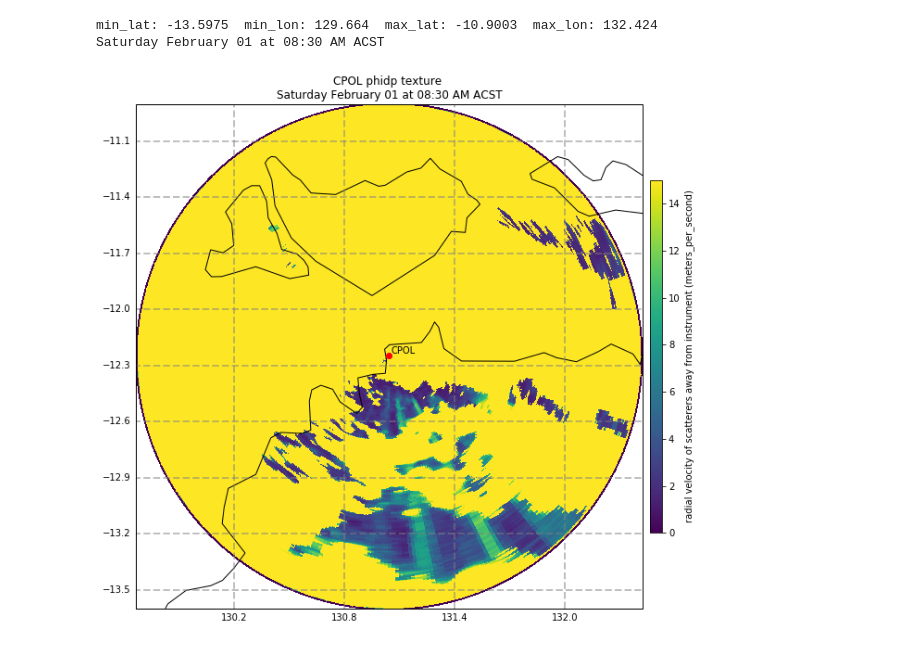
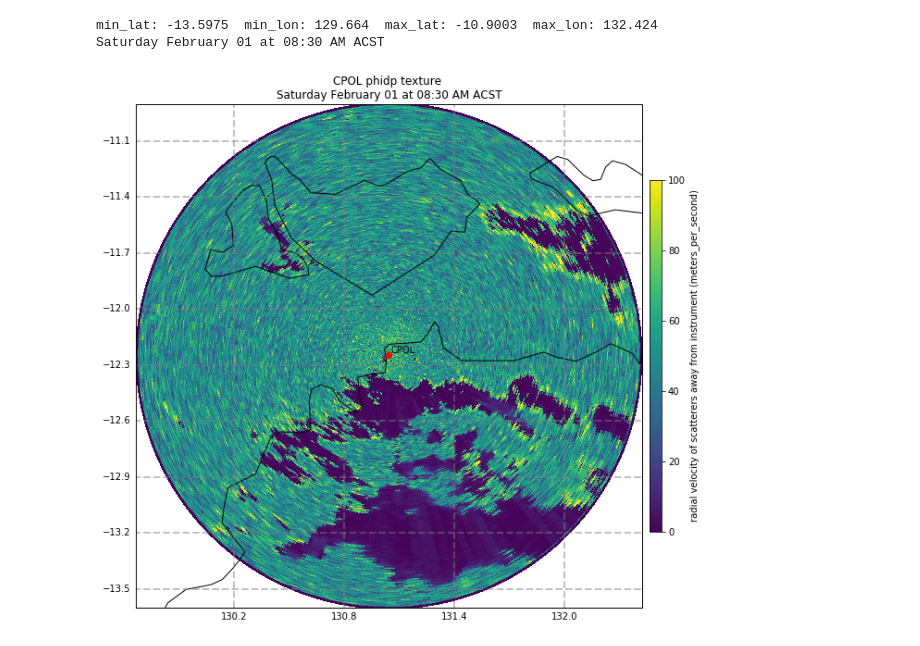
Before and after one commit to scollis/bom_visit_2017, a Jupyter notebook: notebooks/LP Breakout.ipynb, the cells around one changed output. Saved outputs shown, nothing was run; the diff lists cells and outputs as text; code cells hidden in the pictures.

```diff
--- a/notebooks/LP Breakout.ipynb
+++ b/notebooks/LP Breakout.ipynb
@@ -879,3 +917,8 @@ radar = pyart.io.read(test_file)
+# %%
+#field = pyart.config.get_metadata('polarimetric_phase')
+field = copy.deepcopy(radar.fields['PHIDP'])
+field['data'] = field['data']*2.0
+radar.add_field('PHIDP2', field, replace_existing=True)
 # %%
 #Dodheville locally!
 kdp_top = 5000.
@@ -889,8 +932,7 @@ phidp,kdp = phase_proc_lp(radar,0.0,
                                       rhv_field='RHOHV',
                                       phidp_field='PHIDP',
                                       fzl = kdp_top,
-                                      debug=True, min_rhv=.98,
-                         ncpts = 10)
-radar.fields['cylp_processed_phase_98'] = phidp
+                                      debug=True, min_rhv=.95)
+radar.fields['cylp_processed_phase_95'] = phidp
 radar.fields['specific_differential_phase'] = kdp
 # %% [output]
@@ -904,7 +947,14 @@ Saturday February 01 at 08:30 AM ACST
+# %%
+nyq = radar.instrument_parameters['nyquist_velocity']['data'][0]
 # %%
-
-std_dev = pyart.util.angular_texture_2d(radar.fields['PHIDP']['data'],
-                                        4, 180)
-filtered_data = scipy.ndimage.filters.median_filter(std_dev, size=(4, 4))
+std_dev = pyart.util.angular_texture_2d(radar.fields['VEL']['data'], 2, nyq)
+filtered_data = scipy.ndimage.filters.median_filter(std_dev, size=(2, 2))
 texture_field = pyart.config.get_metadata('velocity')
 texture_field['data'] = filtered_data
+radar.add_field('velocity_texture', texture_field, replace_existing=True)
+
+std_dev = pyart.util.angular_texture_2d(radar.fields['PHIDP']['data'], 2, 180)
+filtered_data = scipy.ndimage.filters.median_filter(std_dev, size=(2, 2))
+texture_field = pyart.config.get_metadata('velocity')
+texture_field['data'] = filtered_data
+radar.add_field('phidp_texture', texture_field, replace_existing=True)
@@ -913,6 +961,6 @@ radar.add_field('phidp_texture', texture_field, replace_existing=True)
 # %%
-plot_radar_ppi(radar, field='phidp_texture', vmin=0, vmax=15, sweep=1, name='CPOL')
+plot_radar_ppi(radar, field='phidp_texture', vmin=0, vmax=100, sweep=1, name='CPOL')
 # %% [output]
 min_lat: -13.5975  min_lon: 129.664  max_lat: -10.9003  max_lon: 132.424
 Saturday February 01 at 08:30 AM ACST
-[figure, old version]
+[figure, new version]
```
Also changed, not shown: parts of 21 cells of this notebook.
